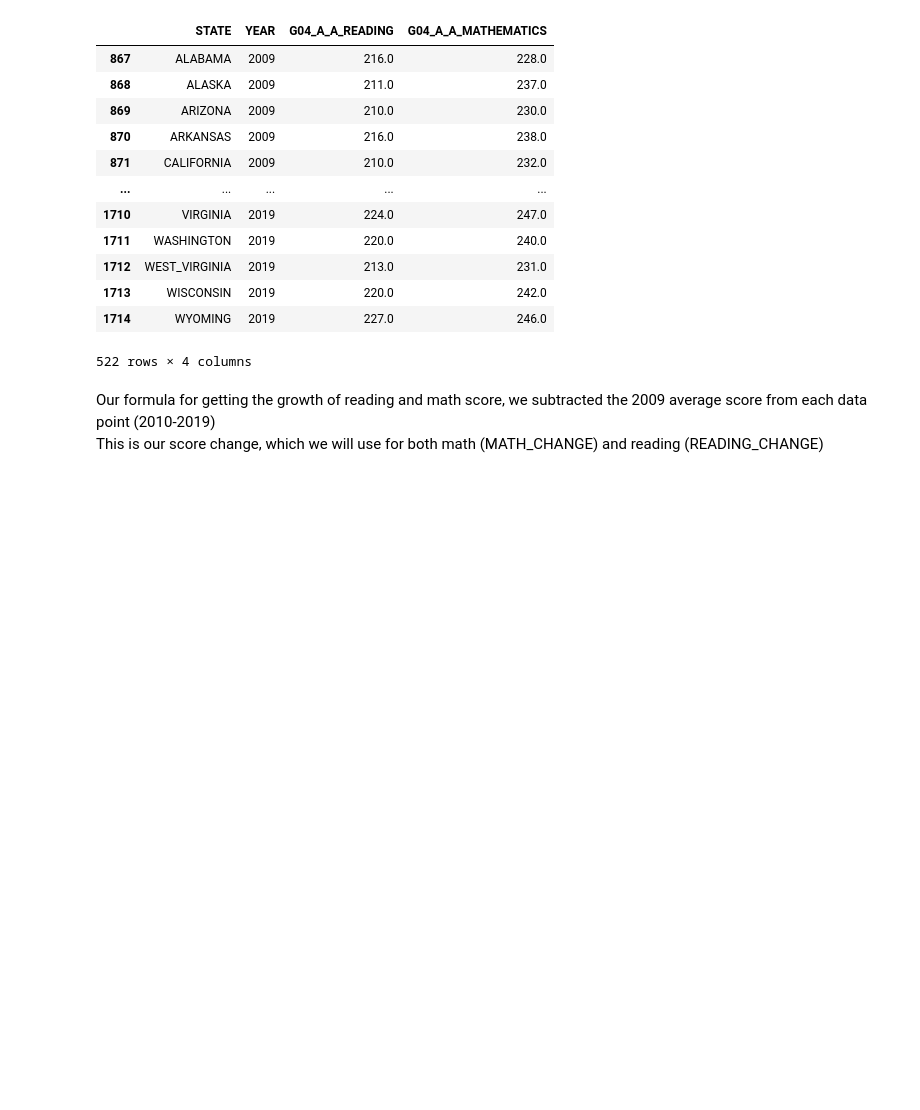
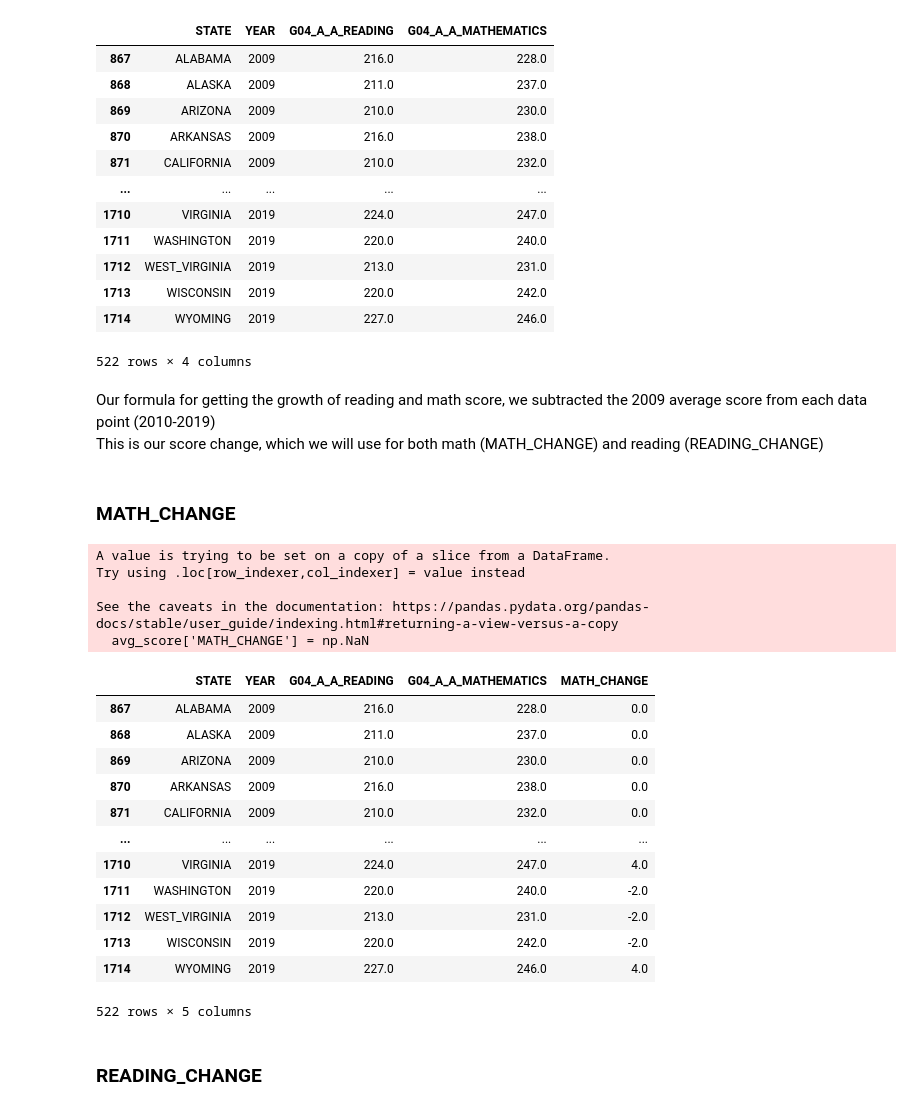
Before and after one commit to rohanondkar/rohanondkar.github.io, a Jupyter notebook: final.ipynb, the cells around one changed output. Cells and saved outputs as stored; diff of their text form; code cells hidden in the pictures; blank space fills up the shorter version.

```diff
--- a/final.ipynb
+++ b/final.ipynb
@@ -99,5 +99,46 @@ avg_score
 | 1714 | WYOMING | 2019 | 227.0 | 246.0 |
 522 rows × 4 columns
 # %% [markdown]
-Our formula for getting the growth of reading and math score, we subtracted the 2009 average score from each data point (2010-2019)<br>
+Our formula for getting the growth of reading and math score, we subtracted the 2009 average score from each data point (2010-2019) <br>
 This is our score change, which we will use for both math (MATH_CHANGE) and reading (READING_CHANGE)
+# %% [markdown]
+### MATH_CHANGE
+# %%
+#MATH CHANGE
+
+#set MATH_CHANGE = NaN
+avg_score['MATH_CHANGE'] = np.NaN
+
+#function to find and return average math for 2009
+def find_math_scores_2009(row):
+    state_row = row['STATE']
+    new = avg_score.loc[avg_score['STATE'] == state_row]
+    new = new.loc[new['YEAR'] == 2009]
+    return new['G04_A_A_MATHEMATICS']
+
+# Subtract the 2009 average score from each data point (2010-2019)
+for i, row in avg_score.iterrows():
+    avg_score.at[i, 'MATH_CHANGE'] = row['G04_A_A_MATHEMATICS'] - find_math_scores_2009(row)
+
+avg_score
+# %% [output]
+A value is trying to be set on a copy of a slice from a DataFrame.
+Try using .loc[row_indexer,col_indexer] = value instead
+
+See the caveats in the documentation: https://pandas.pydata.org/pandas-docs/stable/user_guide/indexing.html#returning-a-view-versus-a-copy
+  avg_score['MATH_CHANGE'] = np.NaN
+|  | STATE | YEAR | G04_A_A_READING | G04_A_A_MATHEMATICS | MATH_CHANGE |
+| 867 | ALABAMA | 2009 | 216.0 | 228.0 | 0.0 |
+| 868 | ALASKA | 2009 | 211.0 | 237.0 | 0.0 |
+| 869 | ARIZONA | 2009 | 210.0 | 230.0 | 0.0 |
+| 870 | ARKANSAS | 2009 | 216.0 | 238.0 | 0.0 |
+| 871 | CALIFORNIA | 2009 | 210.0 | 232.0 | 0.0 |
+| ... | ... | ... | ... | ... | ... |
+| 1710 | VIRGINIA | 2019 | 224.0 | 247.0 | 4.0 |
+| 1711 | WASHINGTON | 2019 | 220.0 | 240.0 | -2.0 |
+| 1712 | WEST_VIRGINIA | 2019 | 213.0 | 231.0 | -2.0 |
+| 1713 | WISCONSIN | 2019 | 220.0 | 242.0 | -2.0 |
+| 1714 | WYOMING | 2019 | 227.0 | 246.0 | 4.0 |
+522 rows × 5 columns
+# %% [markdown]
+### READING_CHANGE
```
Also changed, not shown: parts of 2 cells of this notebook.
